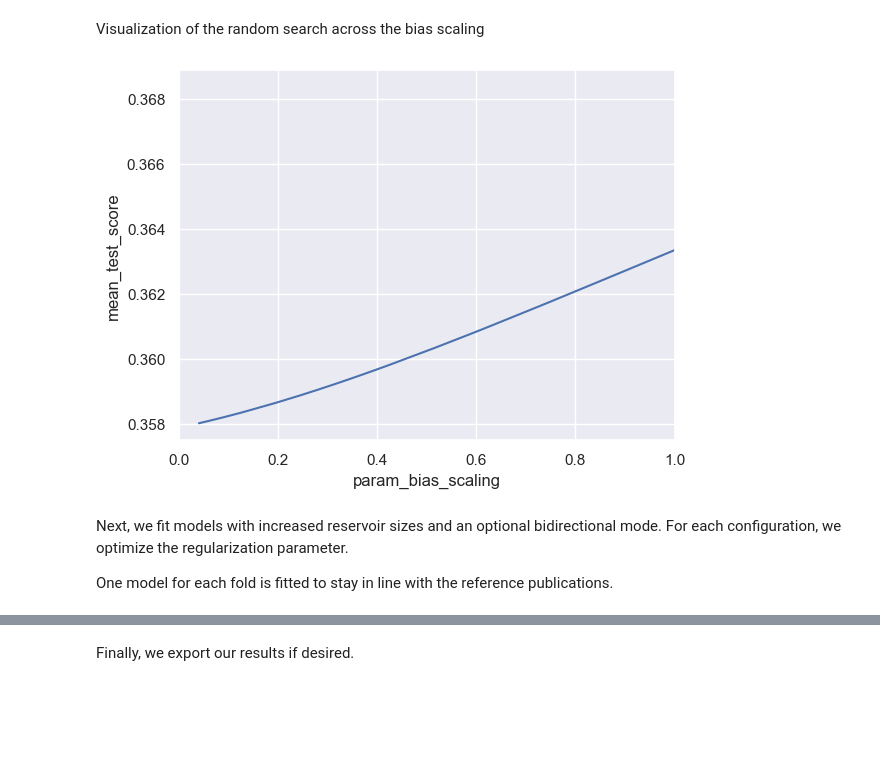
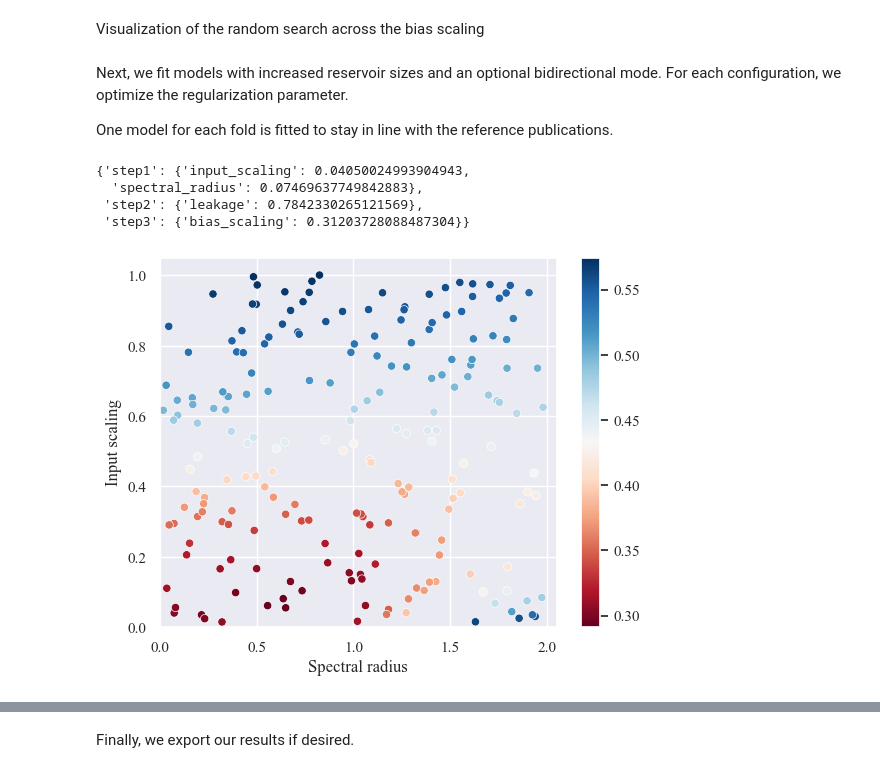
Before and after one commit to renierts/onset_detection, a Jupyter notebook: src/Onset-Detection.ipynb, the cells around one changed output, grey strips where cells are left out. Cells and saved outputs as stored; diff of their text form; code cells hidden in the pictures; blank space fills up the shorter version.

```diff
--- a/src/Onset-Detection.ipynb
+++ b/src/Onset-Detection.ipynb
@@ -82,7 +86,14 @@ Visualization of the input spectrograms and the target onset labels
 # %%
 if plot:
     fig, axs = plt.subplots()
-    sns.heatmap(data=X[0].T, ax=axs, square=False)
+    sns.heatmap(data=X[0].T, ax=axs, square=False, rasterized=True)
     axs.invert_yaxis()
-    [axs.axvline(x=ann*100, color='w', linestyle=':', linewidth=1)
-     for ann in dataset.annotations[0]]
+    axs.set_xlabel("Frame index $n$")
+    axs.set_ylabel("Feature Index")
+    axs.eventplot(positions=dataset.annotations[0]*100, color='w',
+                  linestyles=':', linewidth=1, linelengths=X[0].shape[1],
+                  lineoffsets=.5*X[0].shape[1], label="Onset")
+    axs.xaxis.set_minor_locator(MaxNLocator(20, steps=(10, )))
+    axs.yaxis.set_minor_locator(MaxNLocator(20, steps=(10, )))
+    axs.legend(loc="upper right")
+    plt.savefig(f"../results/input_spectrogram_{decoded_frame_sizes}_with_targets.pdf", bbox_inches='tight', pad_inches=0)
@@ -143,8 +159,11 @@ if plot:
     norm = plt.Normalize(df["mean_test_score"].min(), df["mean_test_score"].max())
     sm = plt.cm.ScalarMappable(cmap="RdBu", norm=norm)
     sm.set_array([])
-    plt.xlim((0, 2.05))
-    plt.ylim((0, 1.05))
+    axs.set_xlim((0, 2.05))
+    axs.set_ylim((0, 1.05))
+    axs.set_xlabel("Spectral radius")
+    axs.set_ylabel("Input scaling")
     # Remove the legend and add a colorbar
     axs.get_legend().remove()
     axs.figure.colorbar(sm)
+    plt.savefig(f"../results/basic_esn_{decoded_frame_sizes}_is_sr.pdf", bbox_inches='tight', pad_inches=0)
@@ -159,3 +176,6 @@ if plot:
     fig, axs = plt.subplots()
     sns.lineplot(data=df, x="param_leakage", y="mean_test_score", ax=axs)
     axs.set_xlim((0.0, 1.0))
+    axs.set_xlabel("Leakage")
+    axs.set_ylabel("Correlation")
+    plt.savefig(f"../results/basic_esn_{decoded_frame_sizes}_leakage.pdf", bbox_inches='tight', pad_inches=0)
@@ -170,8 +188,9 @@ if plot:
     fig, axs = plt.subplots()
     sns.lineplot(data=df, x="param_bias_scaling", y="mean_test_score", ax=axs)
     axs.set_xlim((0.0, 1.0))
+    axs.set_xlabel("Bias scaling")
+    axs.set_ylabel("Correlation")
+    plt.savefig(f"../results/basic_esn_{decoded_frame_sizes}_bias.pdf", bbox_inches='tight', pad_inches=0)
-# %% [output]
-[figure, removed]
 # %% [markdown]
 Next, we fit models with increased reservoir sizes and an optional bidirectional mode. For each configuration, we optimize the regularization parameter.
 
@@ -178,0 +239,28 @@ One model for each fold is fitted to stay in line with the reference publication
+# %%
+search.all_best_params_
+# %% [output]
+{'step1': {'input_scaling': 0.04050024993904943,
+  'spectral_radius': 0.07469637749842883},
+ 'step2': {'leakage': 0.7842330265121569},
+ 'step3': {'bias_scaling': 0.31203728088487304}}
+# %%
+if plot:
+    df = pd.DataFrame(search.all_cv_results_["step1"])
+    df["mean_test_score"] = -df["mean_test_score"]
+    fig, axs = plt.subplots()
+    sns.scatterplot(data=df, x="param_spectral_radius", y="param_input_scaling",
+                    hue="mean_test_score", ax=axs, palette="RdBu")
+
+    norm = plt.Normalize(df["mean_test_score"].min(), df["mean_test_score"].max())
+    sm = plt.cm.ScalarMappable(cmap="RdBu", norm=norm)
+    sm.set_array([])
+    axs.set_xlim((0, 2.05))
+    axs.set_ylim((0, 1.05))
+    axs.set_xlabel("Spectral radius")
+    axs.set_ylabel("Input scaling")
+    # Remove the legend and add a colorbar
+    axs.get_legend().remove()
+    axs.figure.colorbar(sm)
+    plt.savefig(f"../results/kmeans_esn_{decoded_frame_sizes}_is_sr.pdf", bbox_inches='tight', pad_inches=0)
+# %% [output]
+[figure, added]
```
Also changed, not shown: parts of 38 cells of this notebook, 15 other files.
